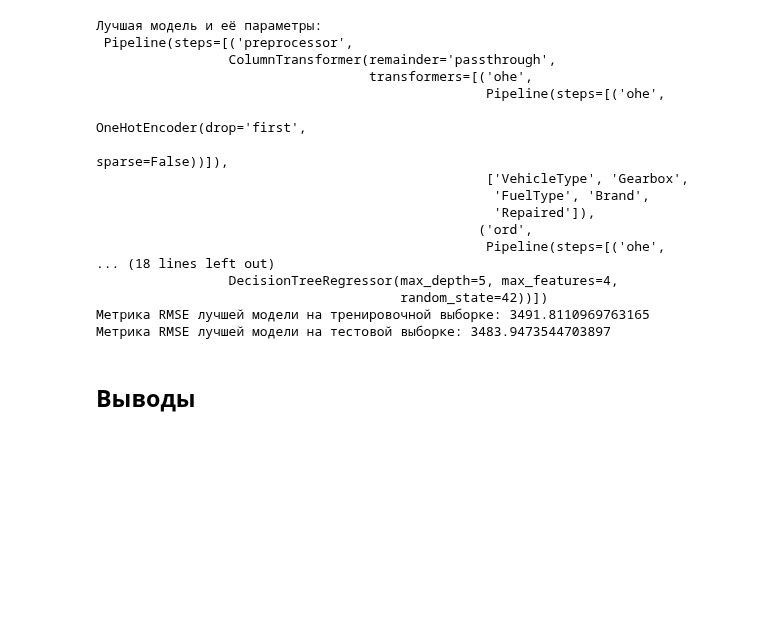
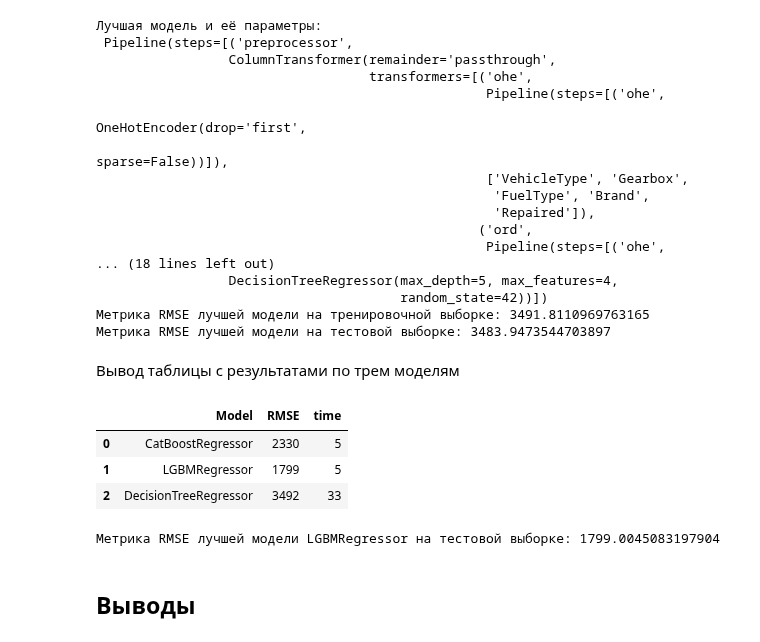
Before and after one commit to theotheo46/yap, a Jupyter notebook: notebooks/cars.ipynb, the cells around one changed output. Saved outputs shown, nothing was run; the diff lists cells and outputs as text; code cells hidden in the pictures; blank space fills up the shorter version.

```diff
--- a/notebooks/cars.ipynb
+++ b/notebooks/cars.ipynb
@@ -1040,5 +1026,20 @@ print ("Метрика RMSE лучшей модели на тестовой вы
                                        random_state=42))])
 Метрика RMSE лучшей модели на тренировочной выборке: 3491.8110969763165
 Метрика RMSE лучшей модели на тестовой выборке: 3483.9473544703897
+# %% [markdown]
+Вывод таблицы с результатами по трем моделям
+# %%
+df_models = pd.DataFrame({'Model':['CatBoostRegressor', 'LGBMRegressor', 'DecisionTreeRegressor'], 'RMSE':['2330', '1799', '3492'], 'time':['5', '5', '33']})
+display(df_models)
+
+pred_gbm = gbm2.predict(X_lgbm_test)
+rmse_test_catboost = sqrt(mean_squared_error(y_test, pred_gbm))
+print ("Метрика RMSE лучшей модели LGBMRegressor на тестовой выборке:", rmse_test_catboost)
+# %% [output]
+|  | Model | RMSE | time |
+| 0 | CatBoostRegressor | 2330 | 5 |
+| 1 | LGBMRegressor | 1799 | 5 |
+| 2 | DecisionTreeRegressor | 3492 | 33 |
+Метрика RMSE лучшей модели LGBMRegressor на тестовой выборке: 1799.0045083197904
 # %% [markdown]
 ## Выводы
```
Also changed, not shown: parts of 7 cells of this notebook.
